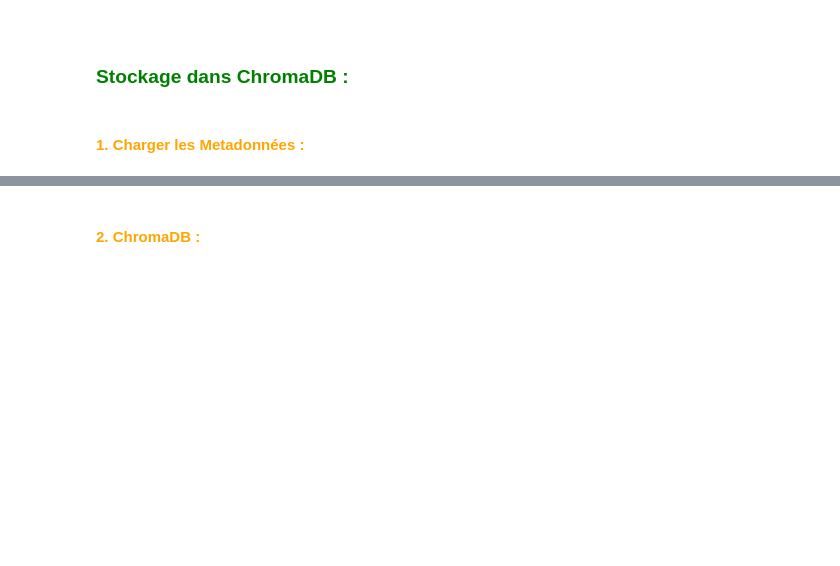
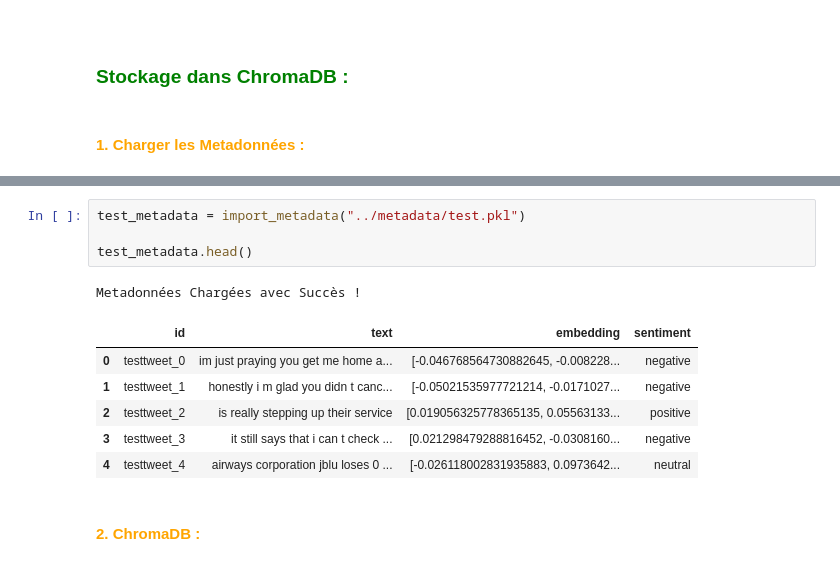
Before and after one commit to ABDELHAFIDAIT/AeroStream, a Jupyter notebook: notebooks/05_chromadb.ipynb, the cells around one changed output, grey strips where cells are left out. Drawn from its saved outputs; the diff is of its cells as text; blank space fills up the shorter version.

```diff
--- a/notebooks/05_chromadb.ipynb
+++ b/notebooks/05_chromadb.ipynb
@@ -45,3 +47,15 @@ Metadonnées Chargées avec Succès !
+# %%
+test_metadata = import_metadata("../metadata/test.pkl")
+
+test_metadata.head()
+# %% [output]
+Metadonnées Chargées avec Succès !
+|  | id | text | embedding | sentiment |
+| 0 | testtweet_0 | im just praying you get me home a... | [-0.046768564730882645, -0.008228... | negative |
+| 1 | testtweet_1 | honestly i m glad you didn t canc... | [-0.05021535977721214, -0.0171027... | negative |
+| 2 | testtweet_2 | is really stepping up their service | [0.019056325778365135, 0.05563133... | positive |
+| 3 | testtweet_3 | it still says that i can t check ... | [0.021298479288816452, -0.0308160... | negative |
+| 4 | testtweet_4 | airways corporation jblu loses 0 ... | [-0.026118002831935883, 0.0973642... | neutral |
 # %% [markdown]
 <h4 style="color:orange;font-weight:bold;">2. ChromaDB :</h4>
 # %% [markdown]
```
Also changed, not shown: parts of 8 cells of this notebook, 8 other files.
